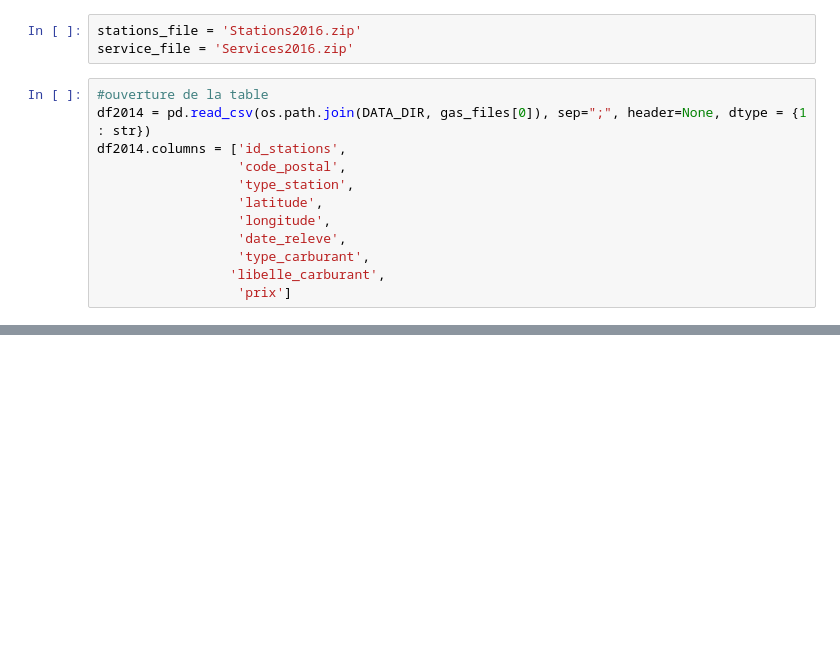
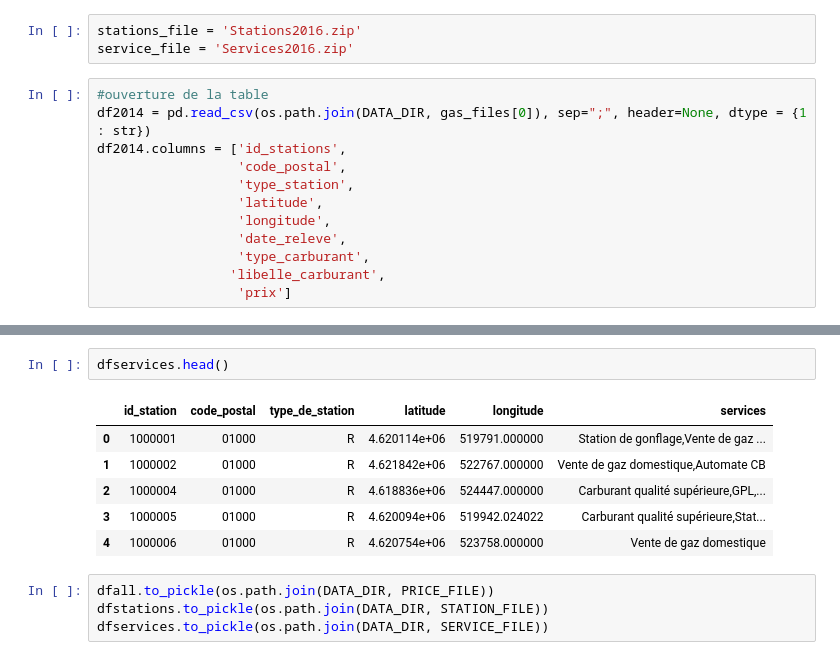
Before and after one commit to FlavienRiche/gas-prices, a Jupyter notebook: src/exploration/chargement.ipynb, the cells around one changed output, grey strips where cells are left out. Drawn from its saved outputs; the diff is of its cells as text; blank space fills up the shorter version.

```diff
--- a/src/exploration/chargement.ipynb
+++ b/src/exploration/chargement.ipynb
@@ -62,0 +120,13 @@ df2014
+# %%
+dfservices.head()
+# %% [output]
+|  | id_station | code_postal | type_de_station | latitude | longitude | services |
+| 0 | 1000001 | 01000 | R | 4.620114e+06 | 519791.000000 | Station de gonflage,Vente de gaz ... |
+| 1 | 1000002 | 01000 | R | 4.621842e+06 | 522767.000000 | Vente de gaz domestique,Automate CB |
+| 2 | 1000004 | 01000 | R | 4.618836e+06 | 524447.000000 | Carburant qualité supérieure,GPL,... |
+| 3 | 1000005 | 01000 | R | 4.620094e+06 | 519942.024022 | Carburant qualité supérieure,Stat... |
+| 4 | 1000006 | 01000 | R | 4.620754e+06 | 523758.000000 | Vente de gaz domestique |
+# %%
+dfall.to_pickle(os.path.join(DATA_DIR, PRICE_FILE))
+dfstations.to_pickle(os.path.join(DATA_DIR, STATION_FILE))
+dfservices.to_pickle(os.path.join(DATA_DIR, SERVICE_FILE))
```
Also changed, not shown: parts of 19 cells of this notebook, 14 other files.
